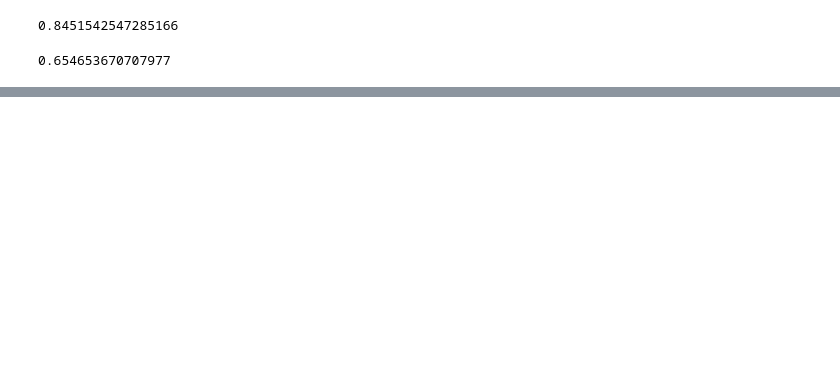
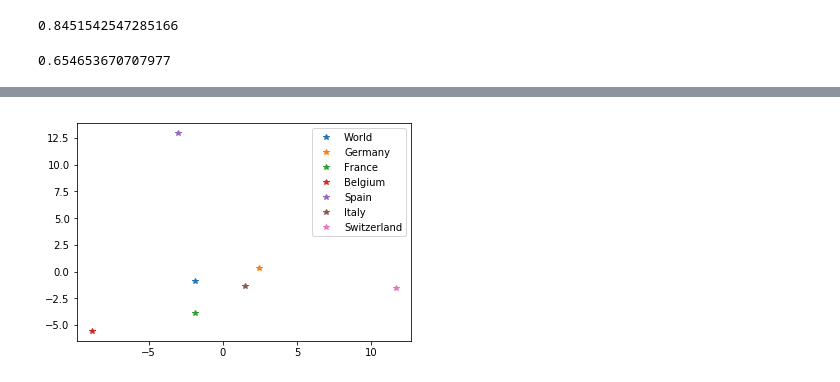
Before and after one commit to lanzrein/ada_project, a Jupyter notebook: JupiterAllmightyMicron.ipynb, the cells around one changed output, grey strips where cells are left out. Saved outputs shown, nothing was run; the diff lists cells and outputs as text; code cells hidden in the pictures; blank space fills up the shorter version.

```diff
--- a/JupiterAllmightyMicron.ipynb
+++ b/JupiterAllmightyMicron.ipynb
@@ -127,10 +154,15 @@ highest_labels=highest_labels.tolist()
 def cosine_similarity(array1,array2):
     return np.divide(np.dot(array1,array2),norm(array1)*norm(array2))
 # %%
-def pearson_similarity(array1,array2,delta=1e-14):
+def pearson_similarity(array1,array2):
     array1_=np.subtract(array1,np.mean(array1))
     array2_=np.subtract(array2,np.mean(array2))
     return np.divide(np.dot(array1_,array2_),norm(array1_)*norm(array2_))
+# %%
+def tanimoto_similarity(array1,array2):
+    dividende=np.dot(array1,array2)
+    divisor=np.dot(array1,array1)+np.dot(array2,array2)-dividende
+    return dividende/divisor
 # %%
 cosine_similarity(np.array([1,0,3]),np.array([1,2,3]))
 # %% [output]
@@ -208,3 +297,8 @@ for i in range(7):
 pearson_similarity_frame=pd.DataFrame(pearson_similarities)
 pearson_similarity_frame.columns=['World','Germany','France','Belgium','Spain','Italy','Switzerland']
 pearson_similarity_frame.index=['World','Germany','France','Belgium','Spain','Italy','Switzerland']
+# %%
+tanimoto_similarities = np.zeros((7,7))
+for i in range(7):
+    for j in range(7):
+        tanimoto_similarities[i,j]=tanimoto_similarity(values[i],values[j])
@@ -246,15 +334,0 @@ category_counts.loc['Beverages']
-# %%
-local_rules={}
-i=0
-for label in highest_labels:
-
-    for category in highest_categories:
-        i+=1
-
-        string_=category+','+label
-        if string_ in support.index:
-            local_rules[label+' -> '+category]=support.loc[category+','+label]/label_counts.loc[label]
-            local_rules[category+' -> '+label]=support.loc[category+','+label]/category_counts.loc[category]
-        else:
-            local_rules[label+' -> '+category]=0.
-            local_rules[category+' -> '+label]=0.
@@ -287,0 +359,11 @@ local_rules
+# %%
+std_values=np.subtract(values,values.mean(axis=0))
+std_values=np.divide(std_values,std_values.std(axis=0)+1e-14)
+pca=PCA(n_components=2)
+pca_results=pca.fit_transform(std_values)
+for i in range(7):
+    plt.plot(pca_results[i,0],pca_results[i,1],'*')
+plt.legend(['World','Germany','France','Belgium','Spain','Italy','Switzerland'])
+plt.show()
+# %% [output]
+[figure, added]
```
Also changed, not shown: parts of 32 cells of this notebook.
